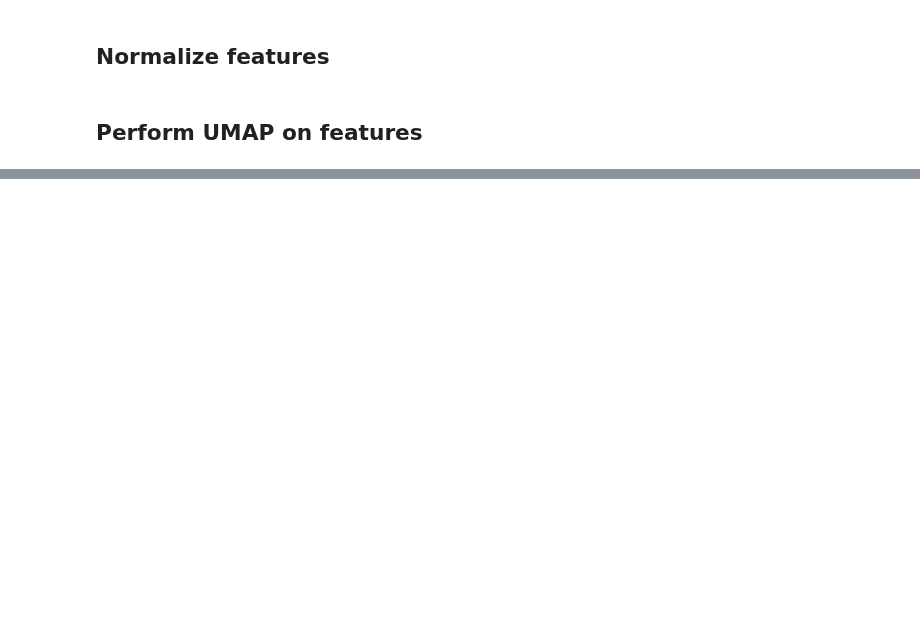
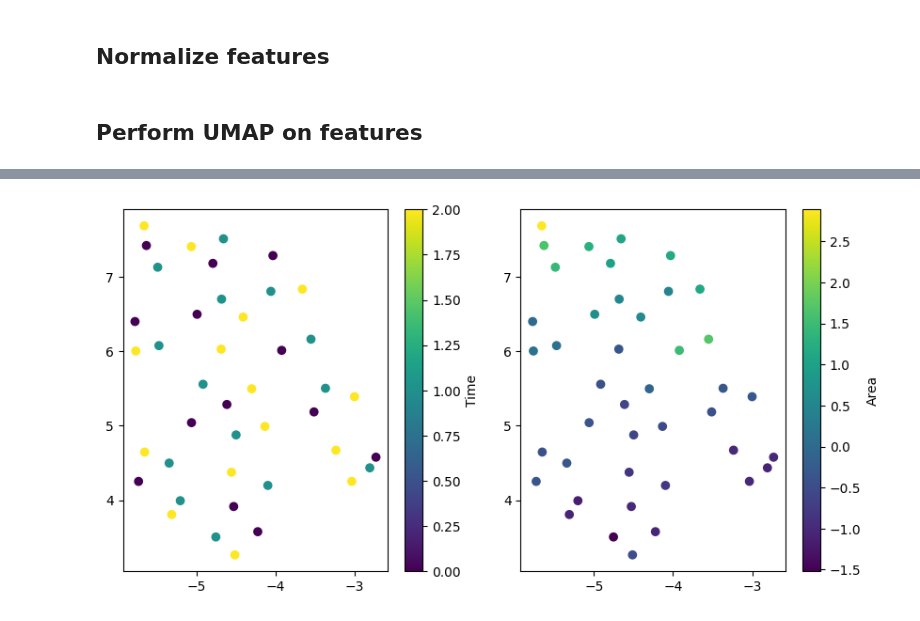
Before and after one commit to xing-lab-pitt/livecellx, a Jupyter notebook: notebooks/tutorial_umap.ipynb, the cells around one changed output, grey strips where cells are left out. Drawn from its saved outputs; the diff is of its cells as text; code cells hidden in the pictures; blank space fills up the shorter version.

Commit message:
update tutorial_umap.ipynb and tutorial_umap_EBSS_STARV.ipynb

```diff
--- a/notebooks/tutorial_umap.ipynb
+++ b/notebooks/tutorial_umap.ipynb
@@ -85,0 +134,23 @@ list(unnormalized_img_features.keys())
+# %%
+normalized_img_features = create_sc_table(scs, normalize_features=True)
+# drop na
+normalized_img_features = normalized_img_features.dropna(axis=1, how="all")
+reducer = umap.UMAP()
+normalized_embedding = reducer.fit_transform(normalized_img_features)
+
+fig, axes = plt.subplots(1, 2, figsize=(10, 5))
+scatter_time = axes[0].scatter(
+    normalized_embedding[:, 0],
+    normalized_embedding[:, 1],
+    c=[sc.timeframe for sc in scs],
+)
+colorbar = fig.colorbar(scatter_time, ax=axes[0], label="Time")
+
+scatter_area = axes[1].scatter(
+    normalized_embedding[:, 0],
+    normalized_embedding[:, 1],
+    c=normalized_img_features["skimage_centroid_weighted_local-0"],
+)
+colorbar = fig.colorbar(scatter_area, ax=axes[1], label="Area")
+# %% [output]
+[figure, added]
```
Also changed, not shown: parts of 9 cells of this notebook, 1 other file.
